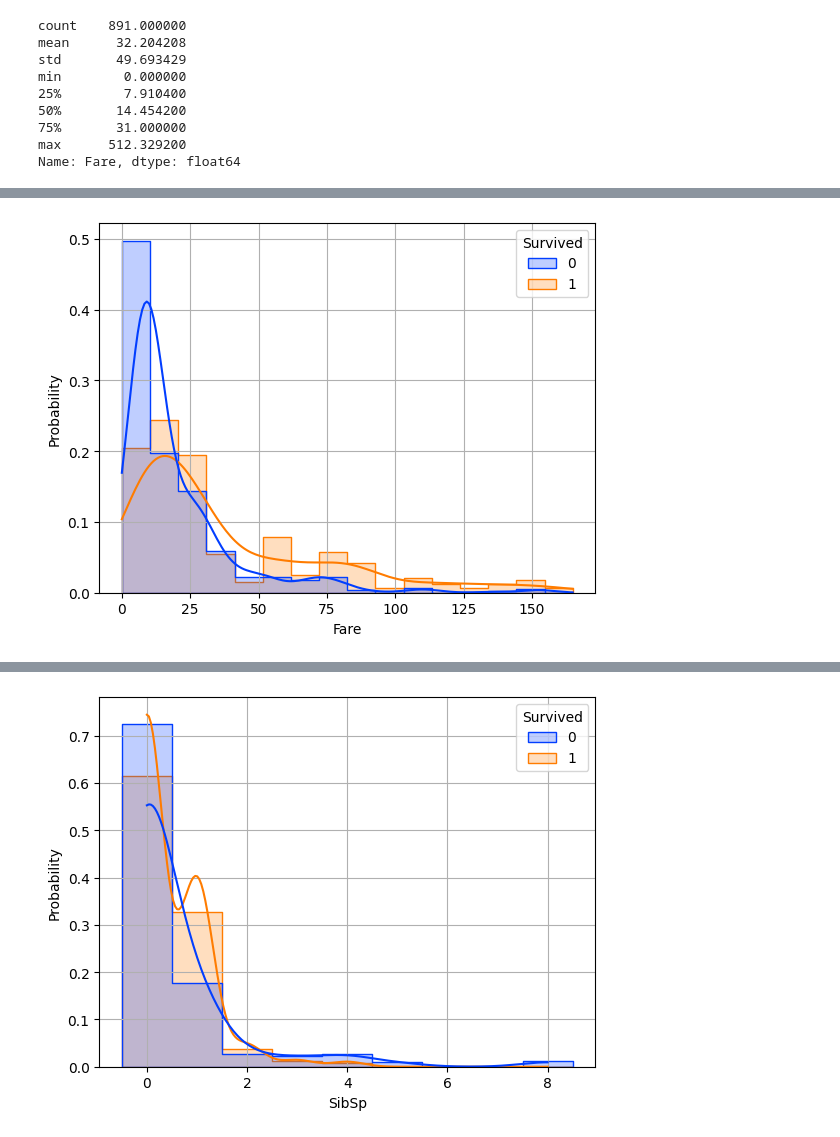
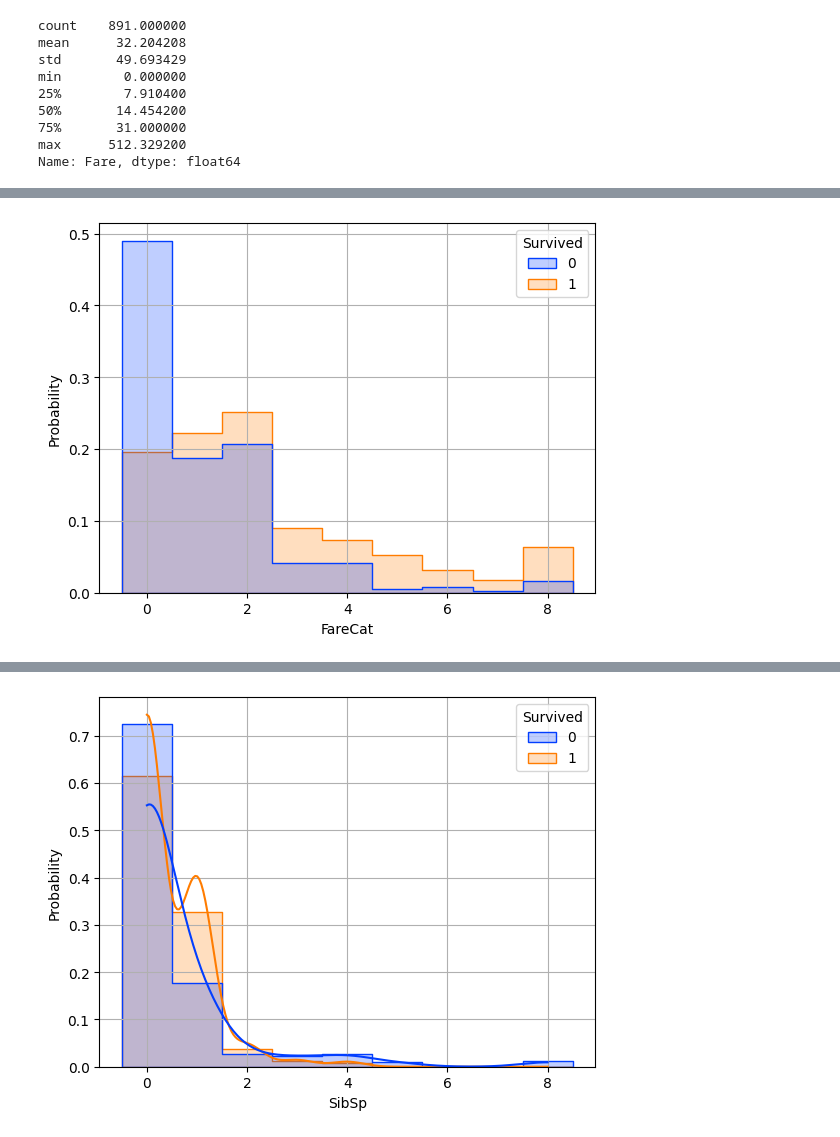
Before and after one commit to rfdspeng/ml_ai_portfolio, a Jupyter notebook: titanic/titanic.ipynb, the cells around one changed output, grey strips where cells are left out. Drawn from its saved outputs; the diff is of its cells as text; code cells hidden in the pictures.

```diff
--- a/titanic/titanic.ipynb
+++ b/titanic/titanic.ipynb
@@ -36,3 +36,18 @@ from sklearn.metrics import f1_score
 # %%
 df_train = pd.read_csv("./dataset/train.csv")
 df_test = pd.read_csv("./dataset/test.csv")
+# %%
+farebins = np.array([-1,10,20,40,60,80,100,120,140,np.inf])
+
+df = df_train
+
+def farecat(x):
+    return np.argmax(x <= farebins)-1
+
+df["FareCat"] = df["Fare"].map(farecat)
+
+df["AgeCat"] = np.floor(np.clip(df["Age"], a_min=None, a_max=55)/5)
+
+df["TotalFam"] = np.clip(df["Parch"] + df["SibSp"], a_min=0, a_max=4)
+
+df["SexEnc"] = OrdinalEncoder().fit_transform(df[["Sex"]])
@@ -142,0 +171,5 @@ Name: Fare, dtype: float64
+# %%
+farebins = np.array([-1,10,20,40,60,80,100,120,140,np.inf])
+
+def farecat(x):
+    return np.argmax(x <= farebins)-1
@@ -143,7 +190,35 @@ Name: Fare, dtype: float64
 # %%
-ax = sns.histplot(df.loc[df["Fare"] < 200], x="Fare", hue="Survived", stat="probability", \
-                  binwidth=10, common_norm=False, multiple="layer", \
-                  element="step", kde=True, kde_kws={"bw_adjust": 1}, palette="bright")
+df["FareCat"] = df["Fare"].map(farecat)
+
+# ax = sns.histplot(df.loc[df["Fare"] < 200], x="Fare", hue="Survived", stat="probability", \
+#                   binwidth=20, common_norm=False, multiple="layer", \
+#                   element="step", kde=True, kde_kws={"bw_adjust": 1}, palette="bright")
+
+# ax = sns.histplot(df.loc[df["Fare"] < 200], x="Fare", hue="Survived", stat="probability", \
+#                   bins=[0,10,20,40,60,80,100,120,140,160], common_norm=False, multiple="layer", \
+#                   element="step", kde=True, kde_kws={"bw_adjust": 1}, palette="bright")
+
+# ax = sns.histplot(df.loc[df["Fare"] < 200], x="FareScaled", hue="Survived", stat="probability", \
+#                   common_norm=False, multiple="layer", \
+#                   element="step", kde=True, kde_kws={"bw_adjust": 1}, palette="bright")
+
+# ax = sns.histplot(df, x="Fare", hue="Survived", stat="probability", \
+#                   binwidth=10, common_norm=False, multiple="layer", \
+#                   element="step", kde=True, kde_kws={"bw_adjust": 1}, palette="bright")
+
+# ax = sns.histplot(df, x="Fare", hue="Survived", stat="probability", \
+#                   bins=[0,10,20,40,60,80,100,120,140,550], common_norm=False, multiple="layer", \
+#                   element="step", kde=False, kde_kws={"bw_adjust": 1}, palette="bright")
+
+# ax = sns.histplot(df, x="Fare", hue="Survived", stat="probability", \
+#                   common_norm=False, multiple="layer", \
+#                   element="step", kde=False, kde_kws={"bw_adjust": 1}, palette="bright")
+
+ax = sns.histplot(df, x="FareCat", hue="Survived", stat="probability", \
+                  discrete=True, common_norm=False, multiple="layer", \
+                  element="step", kde=False, kde_kws={"bw_adjust": 1}, palette="bright")
+
+# ax = sns.boxplot(df, x="Fare", hue="Survived")
 ax.grid()
 # %% [output]
-[figure, old version]
+[figure, new version]
```
Also changed, not shown: parts of 20 cells of this notebook, 6 other files.
